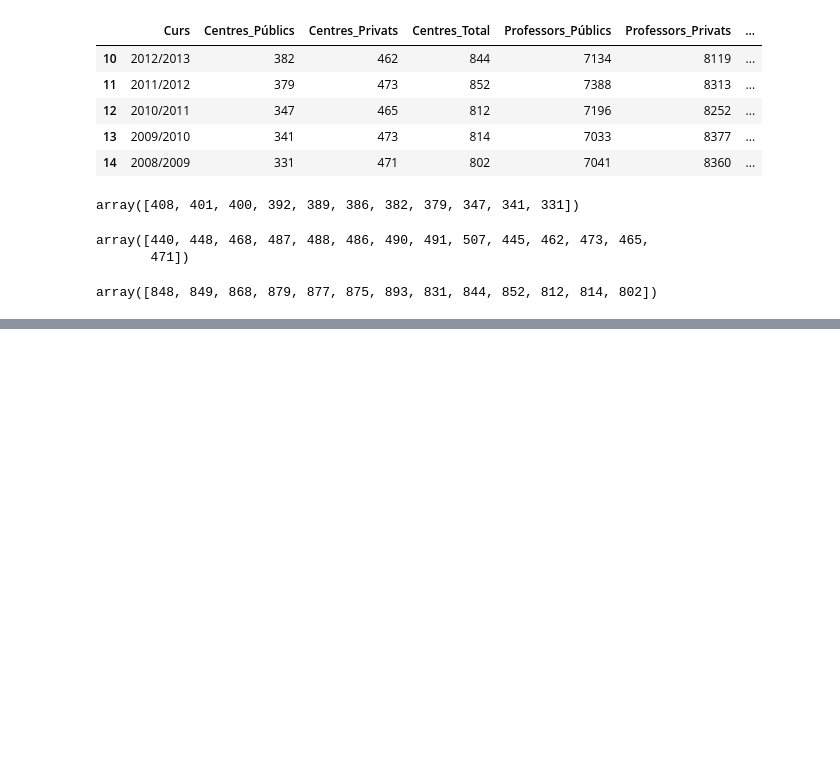
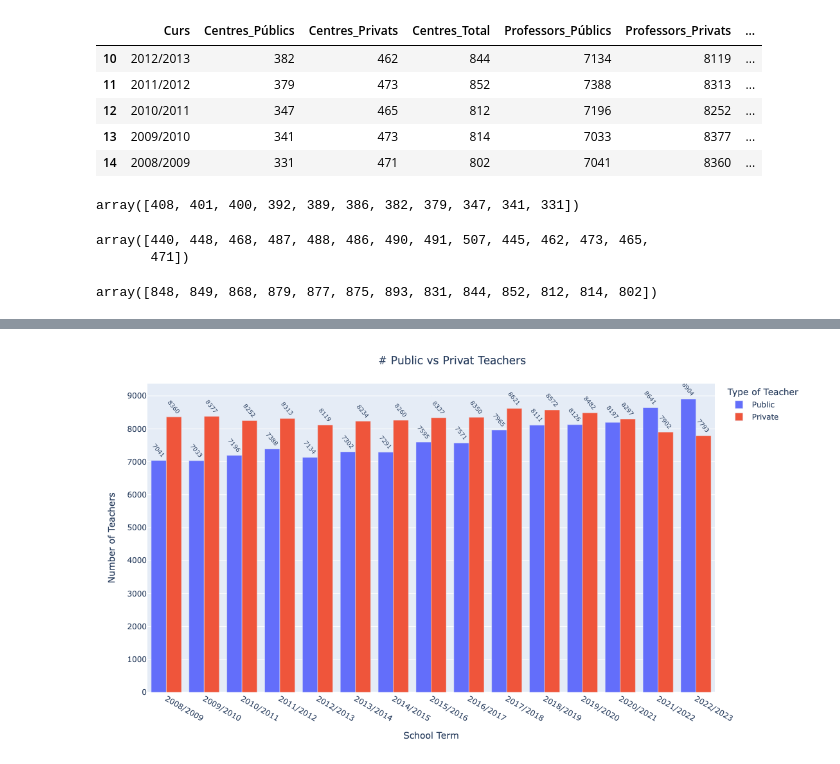
Before and after one commit to arita-pereira/BC_Final_Project, a Jupyter notebook: Final Project_draft.ipynb, the cells around one changed output, grey strips where cells are left out. Drawn from its saved outputs; the diff is of its cells as text; code cells hidden in the pictures; blank space fills up the shorter version.

```diff
--- a/Final Project_draft.ipynb
+++ b/Final Project_draft.ipynb
@@ -265,3 +271,5 @@ array([440, 448, 468, 487, 488, 486, 490, 491, 507, 445, 462, 473, 465,
 centers['Centres_Total'].unique()
 # %% [output]
 array([848, 849, 868, 879, 877, 875, 893, 831, 844, 852, 812, 814, 802])
+# %%
+centers.rename(columns={"Centres_Públics":"Centres_Publics", "Professors_Públics": "Professors_Publics"}, inplace=True)
@@ -267,0 +428,2 @@ array([848, 849, 868, 879, 877, 875, 893, 831, 844, 852, 812, 814, 802])
+# %%
+teachers = centers
@@ -267,0 +436,2 @@ array([848, 849, 868, 879, 877, 875, 893, 831, 844, 852, 812, 814, 802])
+# %%
+teachers = teachers.drop(columns=['Centres_Publics', 'Centres_Privats', 'Centres_Total'])
@@ -267,0 +457,32 @@ array([848, 849, 868, 879, 877, 875, 893, 831, 844, 852, 812, 814, 802])
+# %%
+# Step 1: Create the traces of the plots
+fig = px.bar(teachers,
+             x = 'Curs',
+             y = ['Professors_Publics', 'Professors_Privats'],
+             labels={'Curs': 'School Term', 'Professors_Publics': 'Public Teachers', 'Professors_Privats': 'Private Teachers'},
+             text_auto=True, # Add text labels automatically)
+             category_orders={'Curs': sorted(centers['Curs'].unique(), key=lambda x: str(x))}  # Sort x-axis in ascending order
+            )
+
+# Step 2: Update legend names manually
+fig.for_each_trace(lambda t: t.update(name={'Professors_Publics': 'Public',
+                                            'Professors_Privats': 'Private'}[t.name]))
+
+# Step 3: Adjust text position and angle
+fig.update_traces(textangle=50,  # Rotate text 50º
+                  textposition="outside")  # Ensure text is visible above bars
+
+# Step 4: Update the layout of the plot
+fig.update_layout(title_text='# Public vs Privat Teachers',
+                  title_x=0.5,  # Centers the title
+                  xaxis_title='School Term',
+                  yaxis_title='Number of Teachers',
+                  legend_title='Type of Teacher',
+                  width=1000,  # Set the width of the plot (increase for wider)
+                  height=625,
+                  barmode='group') # display multiple bars for each category side by side
+
+# Step 5: Show the plot
+fig.show()
+# %% [output]
+[figure, added]
```
Also changed, not shown: parts of 40 cells of this notebook.
